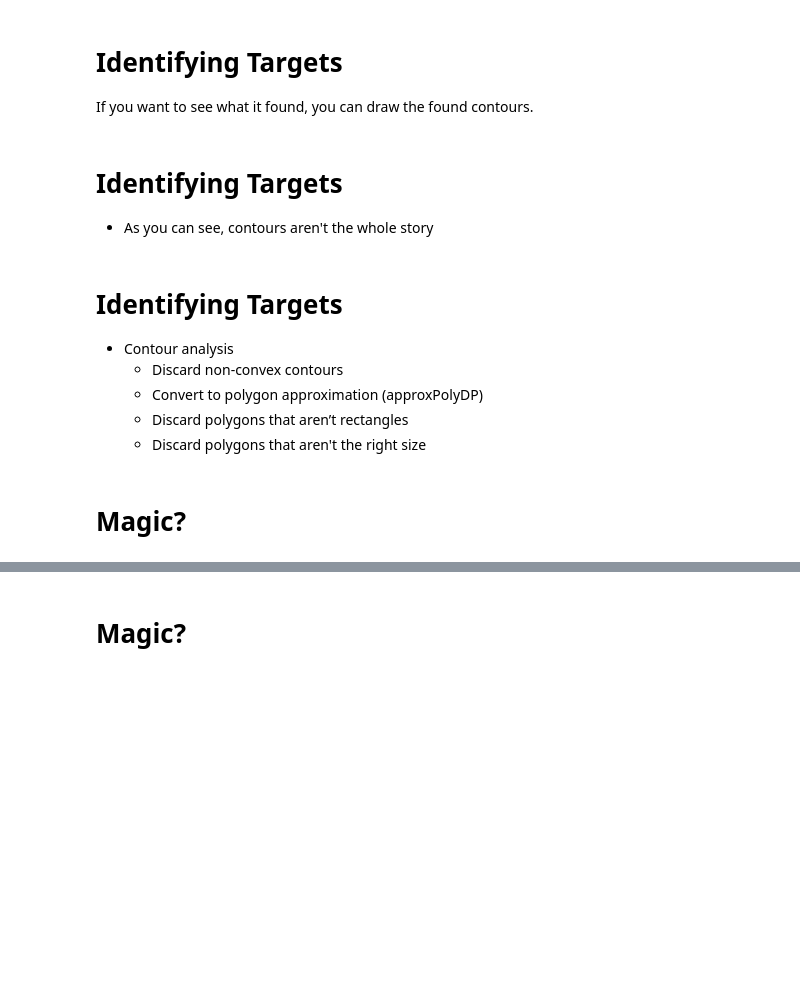
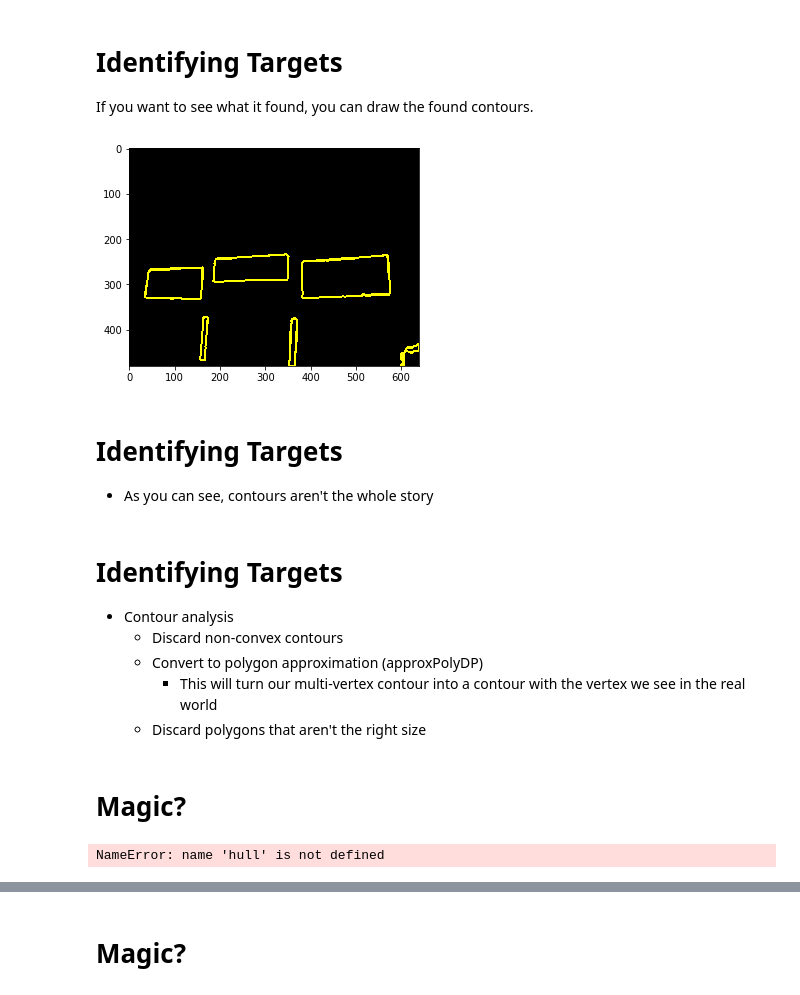
Before and after one commit to ArchdukeTim/frc-imageprocessing-workshop, a Jupyter notebook: slides.ipynb, the cells around one changed output, grey strips where cells are left out. Drawn from its saved outputs; the diff is of its cells as text; code cells hidden in the pictures; blank space fills up the shorter version.

```diff
--- a/slides.ipynb
+++ b/slides.ipynb
@@ -332,7 +368,7 @@ Use `findContours()` to find regions of interest
 * Returns a list of points bounding each separate blob in the image (called a contour)
 * Also returns a hierarchy so you can determine whether a contour is entirely inside another contour
 # %%
-image, contours, hierarchy = cv2.findContours(output,
+contours, _ = cv2.findContours(output,
                                               cv2.RETR_EXTERNAL,
                                               cv2.CHAIN_APPROX_SIMPLE)
 # %% [markdown]
@@ -341,9 +377,11 @@ image, contours, hierarchy = cv2.findContours(output,
 If you want to see what it found, you can draw the found contours.
 # %%
 dst = np.zeros(shape=img3.shape, dtype=img3.dtype)
-cv2.drawContours(dst, contours, -1, (0, 255, 255), 1)
+cv2.drawContours(dst, contours, -1, (0, 255, 255), 3)
 imshow(dst)
 #print(contours[0])
+# %% [output]
+[figure, added]
 # %% [markdown]
 # Identifying Targets
 
@@ -354,7 +392,7 @@ imshow(dst)
 * Contour analysis
     * Discard non-convex contours
     * Convert to polygon approximation (approxPolyDP)
-    * Discard polygons that aren’t rectangles
+        * This will turn our multi-vertex contour into a contour with the vertex we see in the real world
     * Discard polygons that aren't the right size
 # %% [markdown]
 # Magic?
@@ -367,10 +405,8 @@ centers = []
 for c in contours:
 
     # Contours are jagged lines -- smooth it out using an approximation
-    a1 = cv2.approxPolyDP(c, 0.01 * cv2.arcLength(c, True), True)
-
-    # This fills in the contour so that it's a rectangle
-    hull = cv2.convexHull(c)
+    # .07 seems to work well to keep the contour from being too detailed
+    a1 = cv2.approxPolyDP(c, 0.07 * cv2.arcLength(c, True), True)
 
     # Approximate the points again, smoothing out the hull
     a2 = cv2.approxPolyDP(hull, 0.01 * cv2.arcLength(hull, True), True)
@@ -392,3 +428,5 @@ for c in contours:
     centers.append((cX, cY))
     #cv2.putText(image, "center", (cX - 20, cY - 20),
     #            cv2.FONT_HERSHEY_SIMPLEX, 0.5, (255, 255, 255), 2)
+# %% [output]
+NameError: name 'hull' is not defined
```
Also changed, not shown: parts of 24 cells of this notebook, 1 other file.
